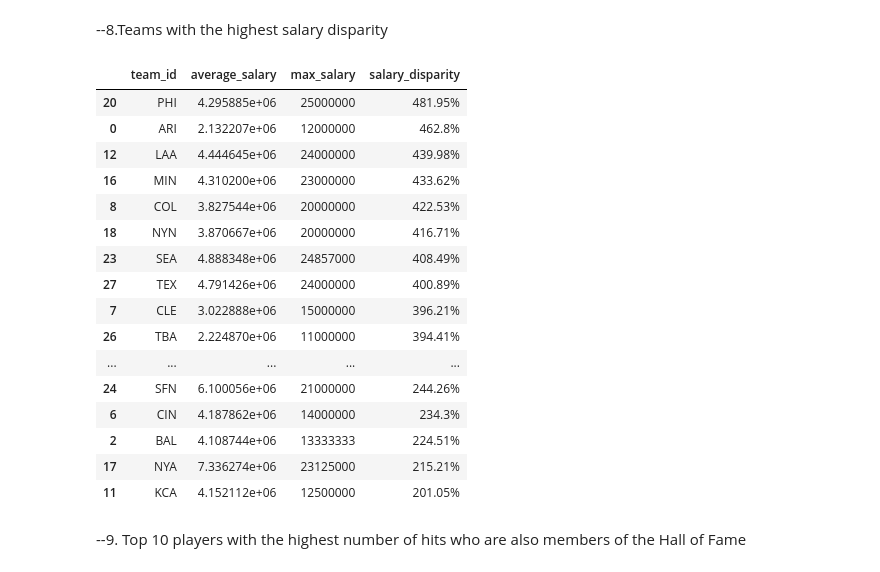
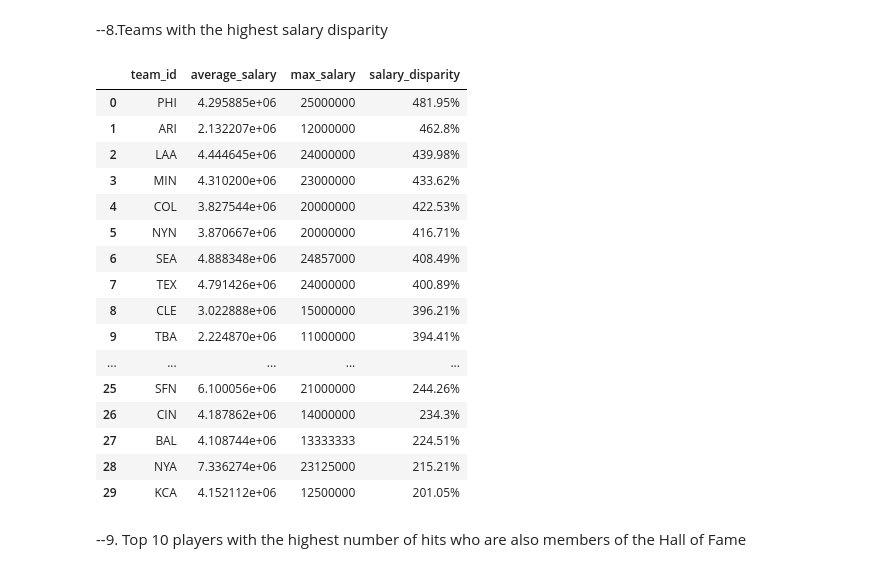
Before and after one commit to andresdr11/_MLB-Database-Analysis_, a Jupyter notebook: Python/Pandas.ipynb, the cells around one changed output. Drawn from its saved outputs; the diff is of its cells as text; code cells hidden in the pictures.

```diff
--- a/Python/Pandas.ipynb
+++ b/Python/Pandas.ipynb
@@ -198,26 +216,26 @@ result_df
 # %%
 filtered_df = salary[salary['year']==2015].groupby('team_id').salary.agg(average_salary = 'mean', max_salary = 'max').reset_index()
 filtered_df['salary_disparity'] = ((filtered_df['max_salary'] - filtered_df['average_salary']) / filtered_df['average_salary'] * 100).round(2).astype(str) + '%'
-result_df = filtered_df[['team_id', 'average_salary', 'max_salary', 'salary_disparity']].sort_values(by='salary_disparity', ascending=False)
+result_df = filtered_df[['team_id', 'average_salary', 'max_salary', 'salary_disparity']].sort_values(by='salary_disparity', ascending=False).reset_index(drop=True)
 result_df
 # %% [output]
 |  | team_id | average_salary | max_salary | salary_disparity |
-| 20 | PHI | 4.295885e+06 | 25000000 | 481.95% |
-| 0 | ARI | 2.132207e+06 | 12000000 | 462.8% |
-| 12 | LAA | 4.444645e+06 | 24000000 | 439.98% |
-| 16 | MIN | 4.310200e+06 | 23000000 | 433.62% |
-| 8 | COL | 3.827544e+06 | 20000000 | 422.53% |
-| 18 | NYN | 3.870667e+06 | 20000000 | 416.71% |
-| 23 | SEA | 4.888348e+06 | 24857000 | 408.49% |
-| 27 | TEX | 4.791426e+06 | 24000000 | 400.89% |
-| 7 | CLE | 3.022888e+06 | 15000000 | 396.21% |
-| 26 | TBA | 2.224870e+06 | 11000000 | 394.41% |
+| 0 | PHI | 4.295885e+06 | 25000000 | 481.95% |
+| 1 | ARI | 2.132207e+06 | 12000000 | 462.8% |
+| 2 | LAA | 4.444645e+06 | 24000000 | 439.98% |
+| 3 | MIN | 4.310200e+06 | 23000000 | 433.62% |
+| 4 | COL | 3.827544e+06 | 20000000 | 422.53% |
+| 5 | NYN | 3.870667e+06 | 20000000 | 416.71% |
+| 6 | SEA | 4.888348e+06 | 24857000 | 408.49% |
+| 7 | TEX | 4.791426e+06 | 24000000 | 400.89% |
+| 8 | CLE | 3.022888e+06 | 15000000 | 396.21% |
+| 9 | TBA | 2.224870e+06 | 11000000 | 394.41% |
 | ... | ... | ... | ... | ... |
-| 24 | SFN | 6.100056e+06 | 21000000 | 244.26% |
-| 6 | CIN | 4.187862e+06 | 14000000 | 234.3% |
-| 2 | BAL | 4.108744e+06 | 13333333 | 224.51% |
-| 17 | NYA | 7.336274e+06 | 23125000 | 215.21% |
-| 11 | KCA | 4.152112e+06 | 12500000 | 201.05% |
+| 25 | SFN | 6.100056e+06 | 21000000 | 244.26% |
+| 26 | CIN | 4.187862e+06 | 14000000 | 234.3% |
+| 27 | BAL | 4.108744e+06 | 13333333 | 224.51% |
+| 28 | NYA | 7.336274e+06 | 23125000 | 215.21% |
+| 29 | KCA | 4.152112e+06 | 12500000 | 201.05% |
 # %% [markdown]
 --9. Top 10 players with the highest number of hits who are also members of the Hall of Fame
 # %%
```
Also changed, not shown: parts of 6 cells of this notebook.
